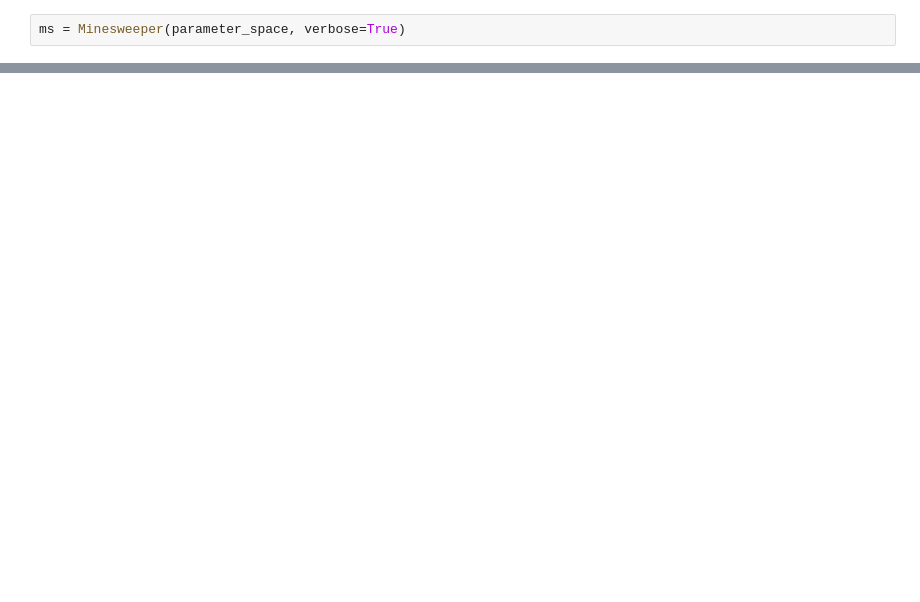
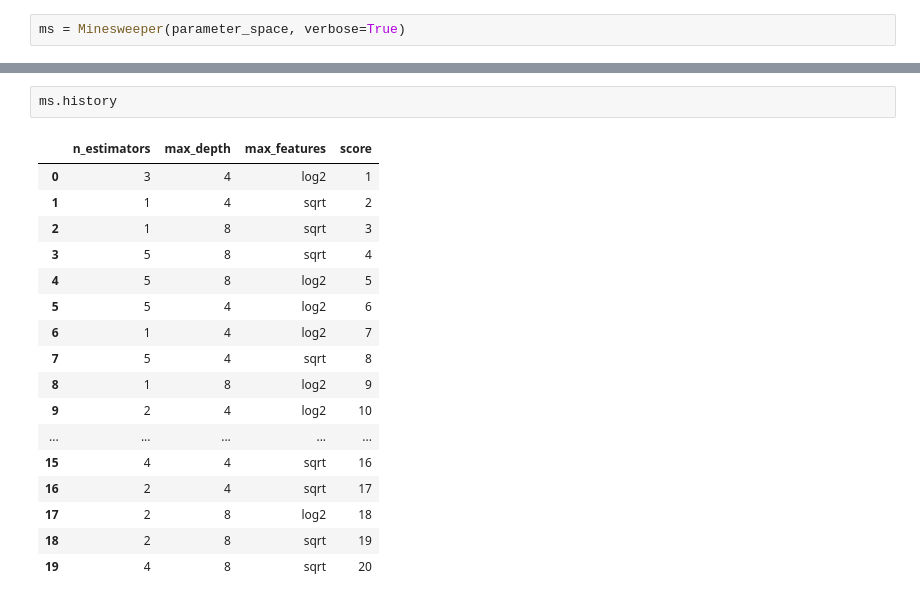
Before and after one commit to ljbelenky/minesweeper_tuning, a Jupyter notebook: example.ipynb, the cells around one changed output, grey strips where cells are left out. Saved outputs shown, nothing was run; the diff lists cells and outputs as text; blank space fills up the shorter version.

```diff
--- a/example.ipynb
+++ b/example.ipynb
@@ -157,0 +177,20 @@ ms.previous_values
+# %%
+ms.history
+# %% [output]
+|  | n_estimators | max_depth | max_features | score |
+| 0 | 3 | 4 | log2 | 1 |
+| 1 | 1 | 4 | sqrt | 2 |
+| 2 | 1 | 8 | sqrt | 3 |
+| 3 | 5 | 8 | sqrt | 4 |
+| 4 | 5 | 8 | log2 | 5 |
+| 5 | 5 | 4 | log2 | 6 |
+| 6 | 1 | 4 | log2 | 7 |
+| 7 | 5 | 4 | sqrt | 8 |
+| 8 | 1 | 8 | log2 | 9 |
+| 9 | 2 | 4 | log2 | 10 |
+| ... | ... | ... | ... | ... |
+| 15 | 4 | 4 | sqrt | 16 |
+| 16 | 2 | 4 | sqrt | 17 |
+| 17 | 2 | 8 | log2 | 18 |
+| 18 | 2 | 8 | sqrt | 19 |
+| 19 | 4 | 8 | sqrt | 20 |
```
Also changed, not shown: parts of 16 cells of this notebook, 1 other file.
